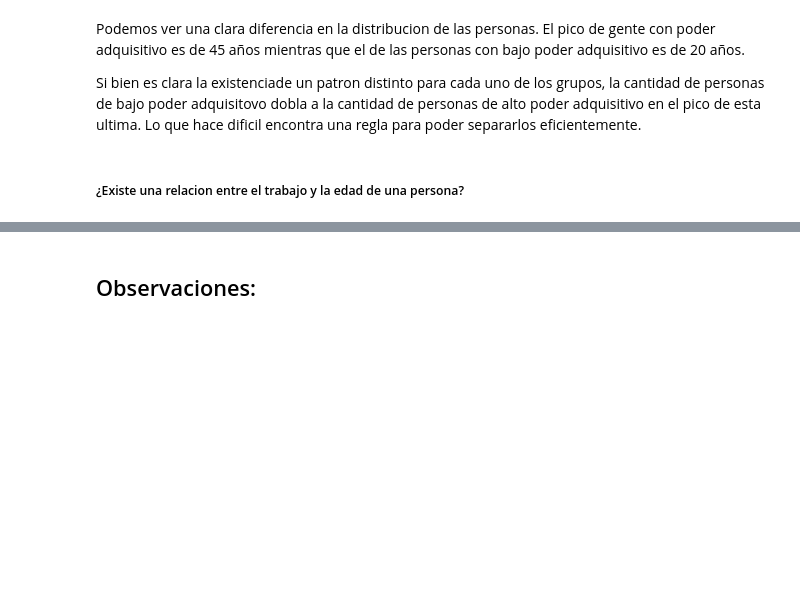
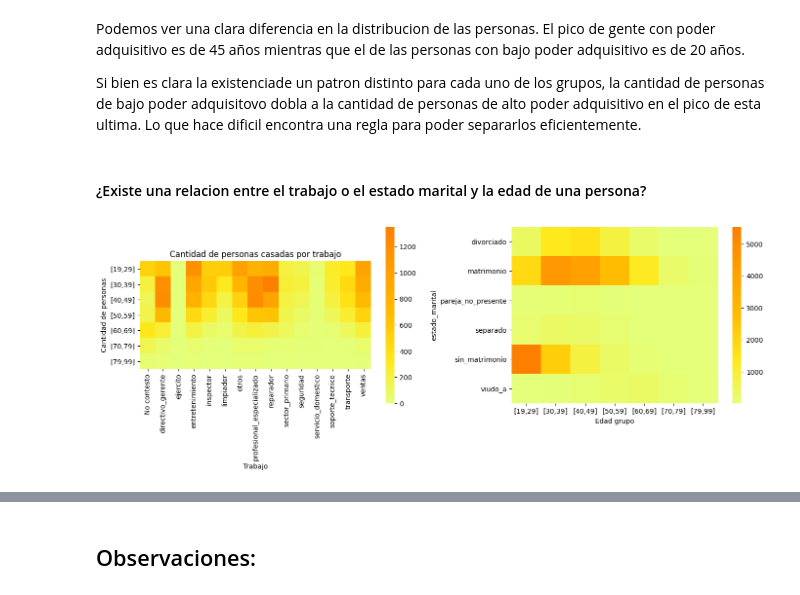
Before and after one commit to SantiValdezUlzurrun/TP-2021-1C-Organizacion-de-datos, a Jupyter notebook: INFORME.ipynb, the cells around one changed output, grey strips where cells are left out. Saved outputs shown, nothing was run; the diff lists cells and outputs as text; code cells hidden in the pictures; blank space fills up the shorter version.

```diff
--- a/INFORME.ipynb
+++ b/INFORME.ipynb
@@ -593,7 +593,7 @@ Podemos ver la gran cantidad de personas que reciden en palermo (un 90%), mientr
 # %%
 plt.figure(figsize=(6.4, 4.8),  dpi=100)
 
-df_edad_categorizada = df[['edad', 'tiene_alto_valor_adquisitivo']].copy()
+df_edad_categorizada = df[['edad', 'tiene_alto_valor_adquisitivo','trabajo','estado_marital']].copy()
 categoria = pd.cut(df_edad_categorizada.edad,bins=[19,29,39,49,59,69,79,99],labels=['[19,29]', '[30,39]', '[40,49]', '[50,59]', '[60,69]', '[70,79]','[79,99]'])
 df_edad_categorizada.insert(2,"Edad grupo", categoria)
 df_edad_categorizada
@@ -624,4 +624,46 @@ Podemos ver una clara diferencia en la distribucion de las personas. El pico de
 
 Si bien es clara la existenciade un patron distinto para cada uno de los grupos, la cantidad de personas de bajo poder adquisitovo dobla a la cantidad de personas de alto poder adquisitivo en el pico de esta ultima. Lo que hace dificil encontra una regla para poder separarlos eficientemente.
 # %% [markdown]
-##### ¿Existe una relacion entre el trabajo y la edad de una persona?
+#### ¿Existe una relacion entre el trabajo o el estado marital y la edad de una persona?
+# %%
+fig, axes = plt.subplots(nrows=1, ncols=2, figsize=[8.4 * 2, 4.8], dpi=100)
+
+
+#plt.figure(figsize=(6.4, 4.8),  dpi=100)
+
+df_temp = df_edad_categorizada.copy()
+
+df_temp['unos'] = [1] * 32527
+df_edad_trabajo= pd.pivot_table(
+    df_temp,
+    'unos',
+    'Edad grupo',
+    'trabajo',
+    'count',
+).sort_index()
+#Elimino intersecciones nulas
+df_edad_trabajo = df_edad_trabajo.replace({np.nan: 0})
+
+sns.heatmap(df_edad_trabajo, square=True, cmap="Wistia", ax= axes[0])
+axes[0].set(xlabel = 'Trabajo', ylabel= 'Cantidad de personas', title = 'Cantidad de personas casadas por trabajo')
+
+
+#plt.figure(figsize=(6.4, 4.8),  dpi=100)
+
+
+df_temp['unos'] = [1] * 32527
+df_edad_trabajo= pd.pivot_table(
+    df_temp,
+    'unos',
+    'estado_marital',
+    'Edad grupo',
+    'count',
+).sort_index()
+#Elimino intersecciones nulas
+df_edad_trabajo = df_edad_trabajo.replace({np.nan: 0})
+
+sns.heatmap(df_edad_trabajo, square=True, cmap="Wistia", ax= axes[1])
+axes[0].set(xlabel = 'Trabajo', ylabel= 'Cantidad de personas', title = 'Cantidad de personas casadas por trabajo')
+plt.show()
+# %% [output]
+[figure, added]
```
Also changed, not shown: parts of 14 cells of this notebook, 3 other files.
